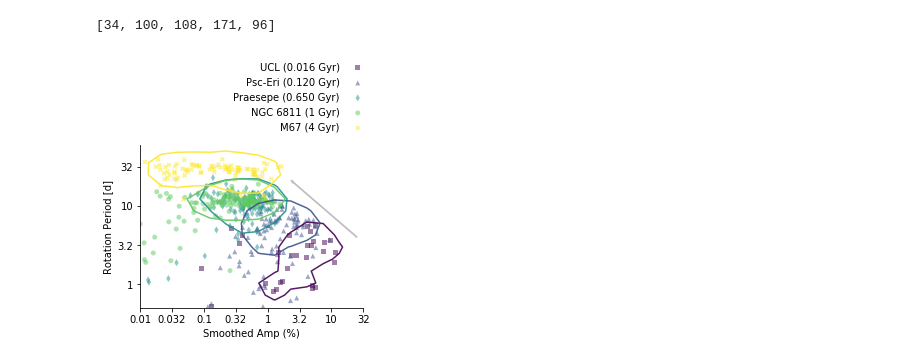
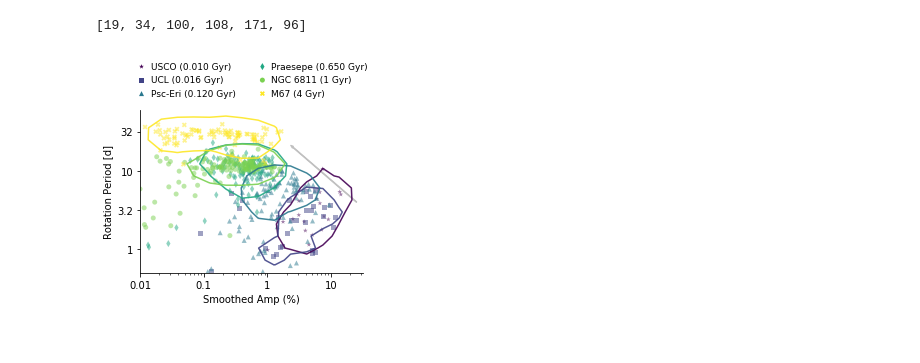
Before and after one commit to bmorris3/birthmarks, a Jupyter notebook: smamps/analysis.ipynb, the cells around one changed output. Drawn from its saved outputs; the diff is of its cells as text; code cells hidden in the pictures.

```diff
--- a/smamps/analysis.ipynb
+++ b/smamps/analysis.ipynb
@@ -14,6 +14,8 @@ douglas_smamp = douglas_singles['SmAmp'].data / 100
 douglas_smamp_mask = douglas_smamp.data[~douglas_smamp.mask]
 douglas_prot = douglas_singles['Prot1'].data.data
 # %%
+amps_usc = np.load('data/usco_amps.npy')
+pers_usc = np.load('data/usco_pers.npy')
 amps_ucl = np.load('data/ucl_amps.npy')
 pers_ucl = np.load('data/ucl_pers.npy')
 amps_psc = np.load('data/psc_amps.npy')
@@ -25,25 +27,28 @@ pers_ngc = np.load('data/ngc_pers.npy')
 amps_m67 = np.load('data/m67_amps.npy')
 pers_m67 = np.load('data/m67_pers.npy')
 # %%
-list(map(len, [amps_ucl, amps_psc, amps_pra, amps_ngc, amps_m67]))
+list(map(len, [amps_usc, amps_ucl, amps_psc, amps_pra, amps_ngc, amps_m67]))
 # %% [output]
-[34, 100, 108, 171, 96]
+[19, 34, 100, 108, 171, 96]
 # %%
 plt.figure(figsize=(4, 3))
 
 s = 25
-cmap = lambda x: plt.cm.viridis(x/4)
+cmap = lambda x: plt.cm.viridis(x/5)
 alpha = 0.5
+
+plt.scatter(np.log10(amps_usc) + 2, np.log10(pers_usc),
+            label='USCO (0.010 Gyr)', alpha=alpha, ec='none', color=cmap(0), marker='*', s=s)
 plt.scatter(np.log10(amps_ucl) + 2, np.log10(pers_ucl),
-            label='UCL (0.016 Gyr)', alpha=alpha, ec='none', color=cmap(0), marker='s', s=s)
+            label='UCL (0.016 Gyr)', alpha=alpha, ec='none', color=cmap(1), marker='s', s=s)
 plt.scatter(np.log10(amps_psc) + 2, np.log10(pers_psc),
-            label='Psc-Eri (0.120 Gyr)', alpha=alpha, ec='none', color=cmap(1), marker='^', s=s)
+            label='Psc-Eri (0.120 Gyr)', alpha=alpha, ec='none', color=cmap(2), marker='^', s=s)
 plt.scatter(np.log10(amps_pra) + 2, np.log10(pers_pra),
-            label='Praesepe (0.650 Gyr)', alpha=alpha, ec='none', color=cmap(2), marker='d', s=s)
+            label='Praesepe (0.650 Gyr)', alpha=alpha, ec='none', color=cmap(3), marker='d', s=s)
 plt.scatter(np.log10(amps_ngc) + 2, np.log10(pers_ngc), label='NGC 6811 (1 Gyr)',
-            alpha=alpha, ec='none', color=cmap(3), s=s)
+            alpha=alpha, ec='none', color=cmap(4), s=s)
 plt.scatter(np.log10(amps_m67) + 2, np.log10(pers_m67), label='M67 (4 Gyr)',
-            alpha=alpha, ec='none', color=cmap(4), s=s, marker='X')
+            alpha=alpha, ec='none', color=cmap(5), s=s, marker='X')
 
 plt.xlabel('Smoothed Amp (%)')
 plt.ylabel('Rotation Period [d]')
@@ -52,47 +57,62 @@ plt.arrow(1.4, 0.6, -1, 0.7, width=0.01, color='silver')
 
 from scipy.ndimage import gaussian_filter
 
 def plot_contour(log_smoothed_amps, log_periods, color):
     hist, xedges, yedges = np.histogram2d(log_smoothed_amps, log_periods, normed=True,
                                               range=[np.log10([0.005, 32]), np.log10([0.3, 60])], bins=15)
     hist = gaussian_filter(hist, 0.8).T
     X, Y = np.meshgrid(0.5 * (xedges[1:] + xedges[:-1]), 0.5 * (yedges[1:] + yedges[:-1]))
 
     contours = plt.contour(X, Y, hist, levels=[0.45], colors=[color], alpha=0.9)
 
 # plt.figure(figsize=(4, 3))
-plot_contour(np.log10(amps_ucl) + 2, np.log10(pers_ucl), cmap(0))
-plot_contour(np.log10(amps_psc) + 2, np.log10(pers_psc), cmap(1))
-plot_contour(np.log10(amps_pra) + 2, np.log10(pers_pra), cmap(2))
-plot_contour(np.log10(amps_ngc) + 2, np.log10(pers_ngc), cmap(3))
-plot_contour(np.log10(amps_m67) + 2, np.log10(pers_m67), cmap(4))
+plot_contour(np.log10(amps_usc) + 2, np.log10(pers_usc), cmap(0))
+plot_contour(np.log10(amps_ucl) + 2, np.log10(pers_ucl), cmap(1))
+plot_contour(np.log10(amps_psc) + 2, np.log10(pers_psc), cmap(2))
+plot_contour(np.log10(amps_pra) + 2, np.log10(pers_pra), cmap(3))
+plot_contour(np.log10(amps_ngc) + 2, np.log10(pers_ngc), cmap(4))
+plot_contour(np.log10(amps_m67) + 2, np.log10(pers_m67), cmap(5))
 
 ax = plt.gca()
-ax.set_xlim(np.log10([0.01, 12]))
-xticks = np.array(ax.get_xticks())
+# ax.set_xlim(np.log10([0.01, 12]))
+# xticks = np.array(ax.get_xticks())
+# ax.set_xticks(xticks)
+# ax.set_xticklabels(["{0:.2g}".format(i) for i in 10**xticks])# , rotation=30, ha='right')
+
+xticks = [-2, -1, 0, 1]
 ax.set_xticks(xticks)
-ax.set_xticklabels(["{0:.2g}".format(i) for i in 10**xticks])# , rotation=30, ha='right')
+ax.set_xticklabels(["{0:.2g}".format(10**xt) for xt in xticks])
+ax.set_xticks(np.log10(np.arange(0.01, 0.1, 0.01)).tolist() +
+              np.log10(np.arange(0.1, 1, 0.1)).tolist() +
+              np.log10(np.arange(1, 10, 1)).tolist() +
+              np.log10(np.arange(10, 100, 10)).tolist(), minor=True)
+ax.set_xlim(np.log10([0.01, 32]))
 
 ax.set_ylim(np.log10([0.5, 60]))
 yticks = np.array(ax.get_yticks())
 ax.set_yticklabels(["{0:.2g}".format(i) for i in 10**yticks])
-leg = plt.legend(loc=(0.4, 1.05), framealpha=0.8, frameon=False)#(0, 1.01))
+# leg = plt.legend(loc=(0.4, 1.05), framealpha=0.8, frameon=False)#(0, 1.01))
+leg = plt.legend(loc=(-0.05, 1.05), framealpha=0.8,
+                 frameon=False, ncol=2, fontsize=9, handletextpad=0)
+
+for lh in leg.legendHandles:
+    lh.set_alpha(1)
 
 # plt.annotate("Uniform", np.log10([0.012, 0.58]), fontsize=8)
 # plt.annotate("Asymmetric", np.log10([7, 0.58]), fontsize=8)
 
 # http://matplotlib.1069221.n5.nabble.com/Right-align-legend-contents-td13119.html
-vp = leg._legend_box._children[-1]._children[0]
-for c in vp._children:
-    c._children.reverse()
-vp.align = "right"
+# vp = leg._legend_box._children[-1]._children[0]
+# for c in vp._children:
+#     c._children.reverse()
+# vp.align = "right"
 
 for s in ['right', 'top']:
     ax.spines[s].set_visible(False)
 
 plt.savefig('plots/clusters.pdf', bbox_inches='tight')
 # %% [output]
-[figure, old version]
+[figure, new version]
 # %%
 import seaborn
 import scipy.special as sp
```
Also changed, not shown: parts of 1 cell of this notebook, 3 other files.
